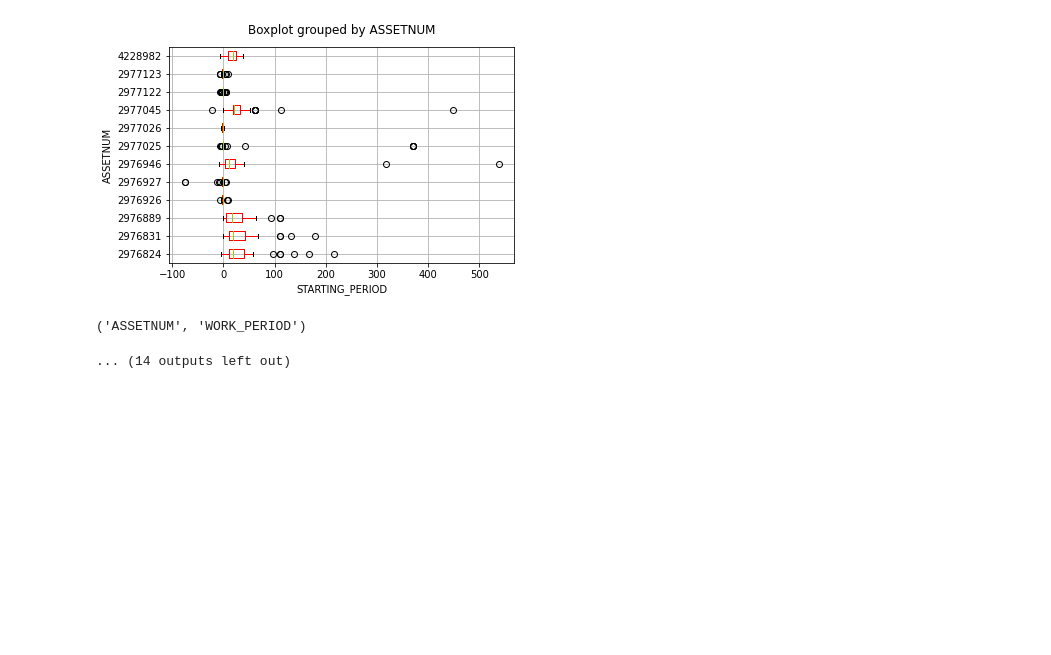
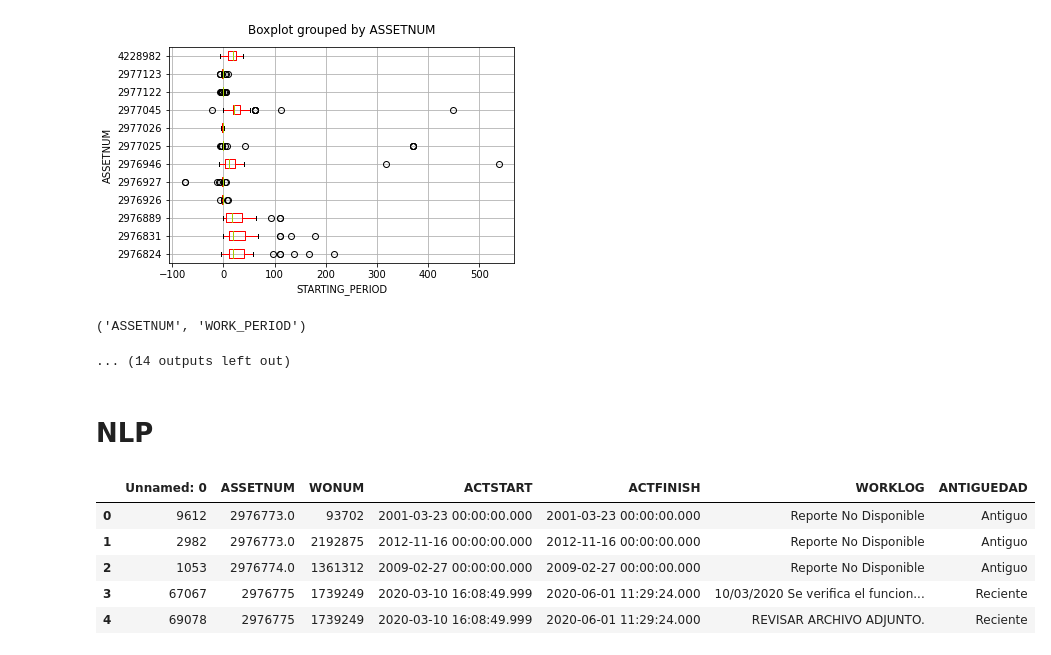
Before and after one commit to juanseleon1/DS4-Team74, a Jupyter notebook: PythonFiles/juan/Juan.ipynb, the cells around one changed output. Cells and saved outputs as stored; diff of their text form; code cells hidden in the pictures; blank space fills up the shorter version.

```diff
--- a/PythonFiles/juan/Juan.ipynb
+++ b/PythonFiles/juan/Juan.ipynb
@@ -220,3 +220,15 @@ for comb in col_list:
 [figure]
 ('ASSETNUM', 'WORK_PERIOD')
 ... (14 outputs left out)
+# %% [markdown]
+# NLP
+# %%
+merged_df= instant_video.copy()
+merged_df.append(movies_tv, ignore_index = True)
+# %% [output]
+|  | Unnamed: 0 | ASSETNUM | WONUM | ACTSTART | ACTFINISH | WORKLOG | ANTIGUEDAD |
+| 0 | 9612 | 2976773.0 | 93702 | 2001-03-23 00:00:00.000 | 2001-03-23 00:00:00.000 | Reporte No Disponible | Antiguo |
+| 1 | 2982 | 2976773.0 | 2192875 | 2012-11-16 00:00:00.000 | 2012-11-16 00:00:00.000 | Reporte No Disponible | Antiguo |
+| 2 | 1053 | 2976774.0 | 1361312 | 2009-02-27 00:00:00.000 | 2009-02-27 00:00:00.000 | Reporte No Disponible | Antiguo |
+| 3 | 67067 | 2976775 | 1739249 | 2020-03-10 16:08:49.999 | 2020-06-01 11:29:24.000 | 10/03/2020 Se verifica el funcion... | Reciente |
+| 4 | 69078 | 2976775 | 1739249 | 2020-03-10 16:08:49.999 | 2020-06-01 11:29:24.000 | REVISAR ARCHIVO ADJUNTO. | Reciente |
```
Also changed, not shown: parts of 2 cells of this notebook.
